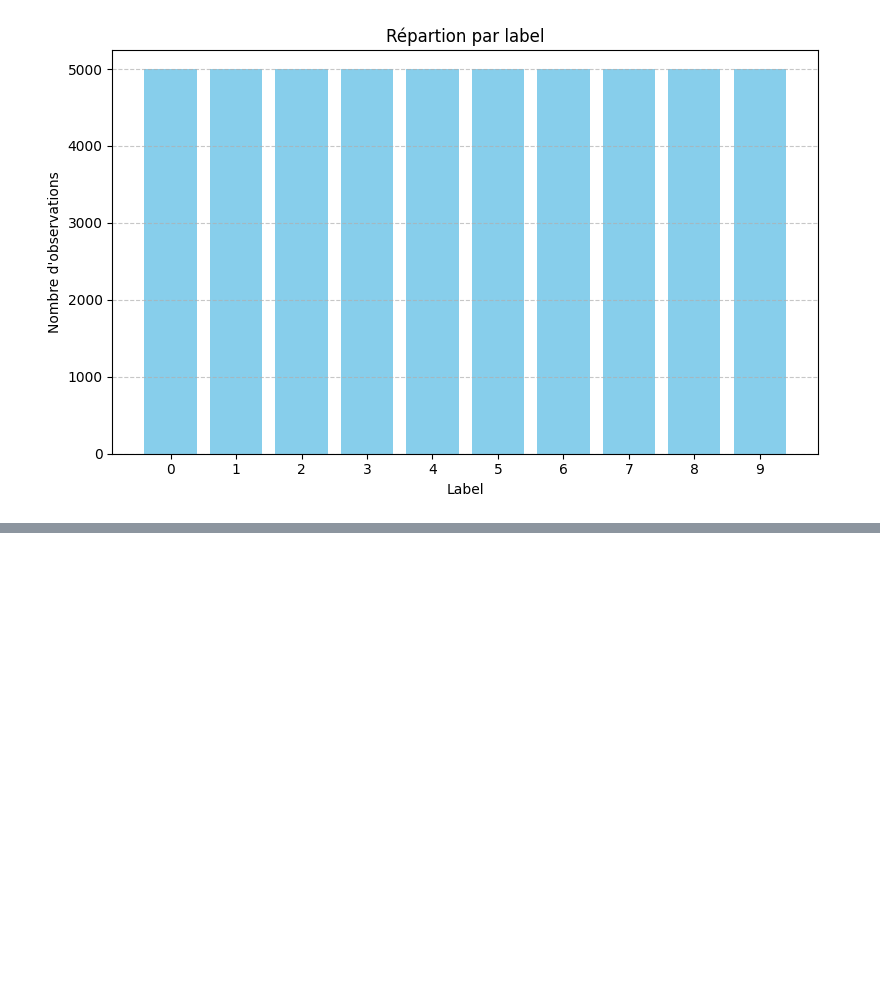
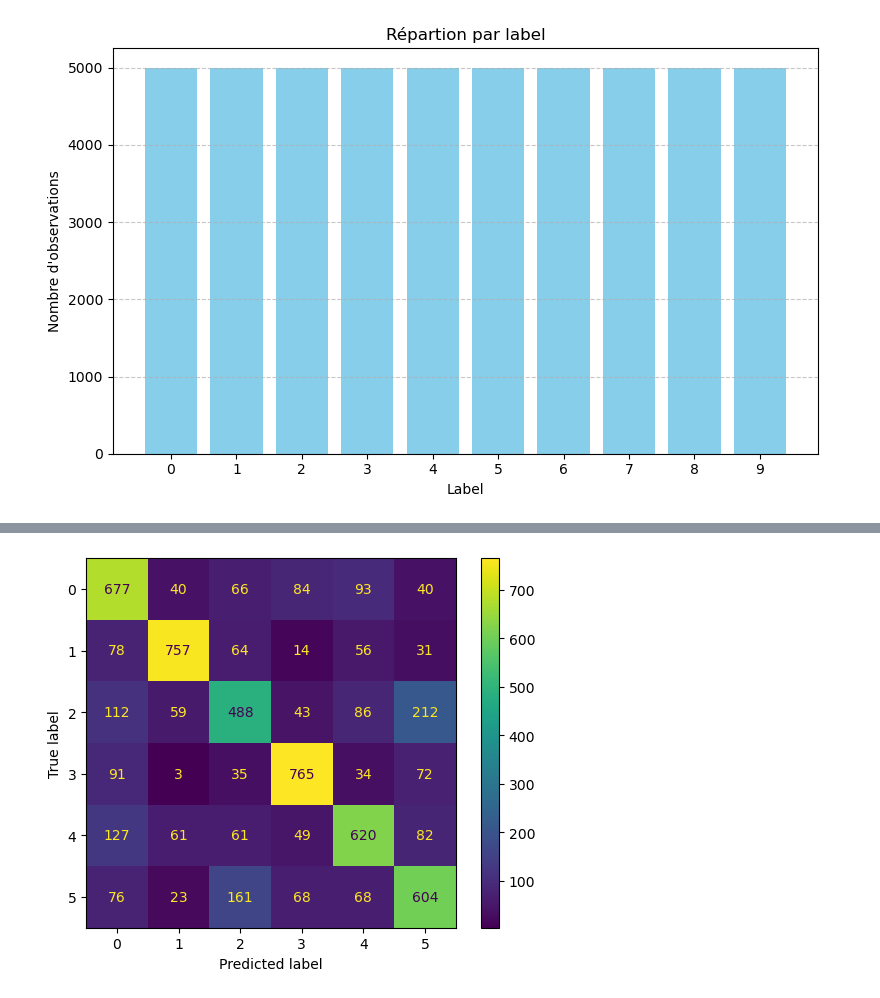
Before and after one commit to hugo-andriamaromanana/neuralzoo, a Jupyter notebook: neuralzoo/notebook/exploratory.ipynb, the cells around one changed output, grey strips where cells are left out. Cells and saved outputs as stored; diff of their text form; code cells hidden in the pictures; blank space fills up the shorter version.

```diff
--- a/neuralzoo/notebook/exploratory.ipynb
+++ b/neuralzoo/notebook/exploratory.ipynb
@@ -108,0 +234,18 @@ full_dataframe_train
+# %%
+from sklearn.metrics import confusion_matrix, ConfusionMatrixDisplay
+from numpy import argmax
+from matplotlib.pyplot import show
+
+test_predictions = cnn.predict(images_test)
+
+
+test_true_labels = argmax(labels_test, axis=1)
+print(test_predictions)
+
+cm = confusion_matrix(test_true_labels, test_predictions)
+
+cmd = ConfusionMatrixDisplay(confusion_matrix=cm)
+
+cmd.plot(include_values=True, cmap='viridis', ax=None, xticks_rotation='horizontal')
+show()
+# %% [output]
@@ -108,0 +254 @@ full_dataframe_train
+[figure, added]
```
Also changed, not shown: parts of 15 cells of this notebook, 11 other files.
